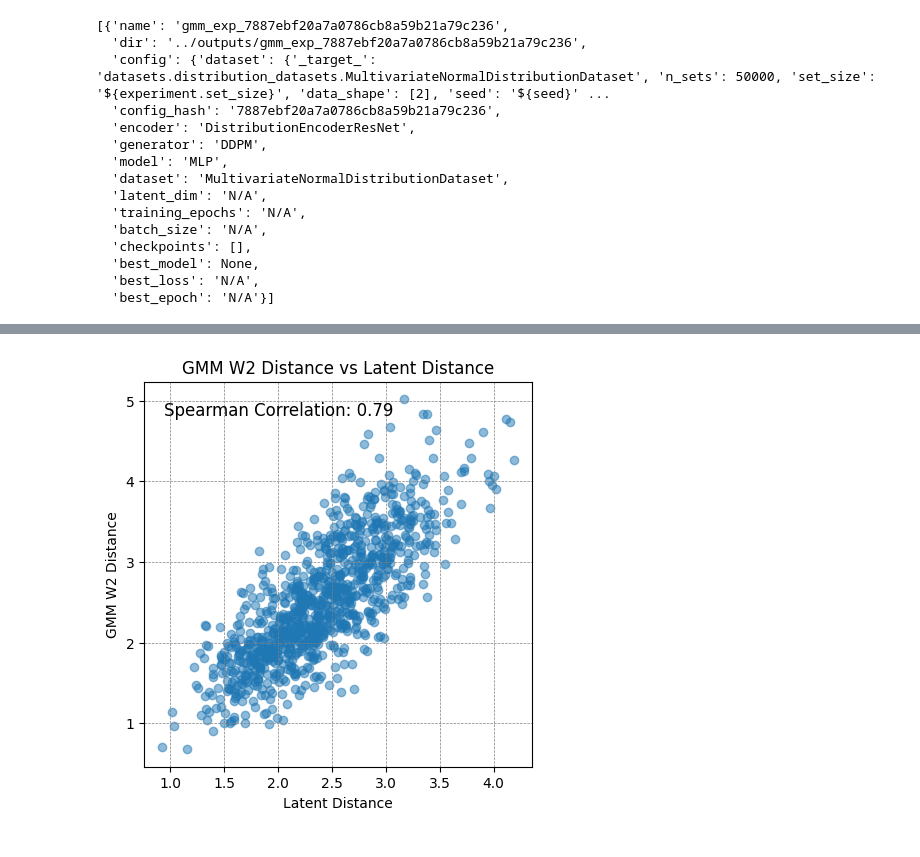
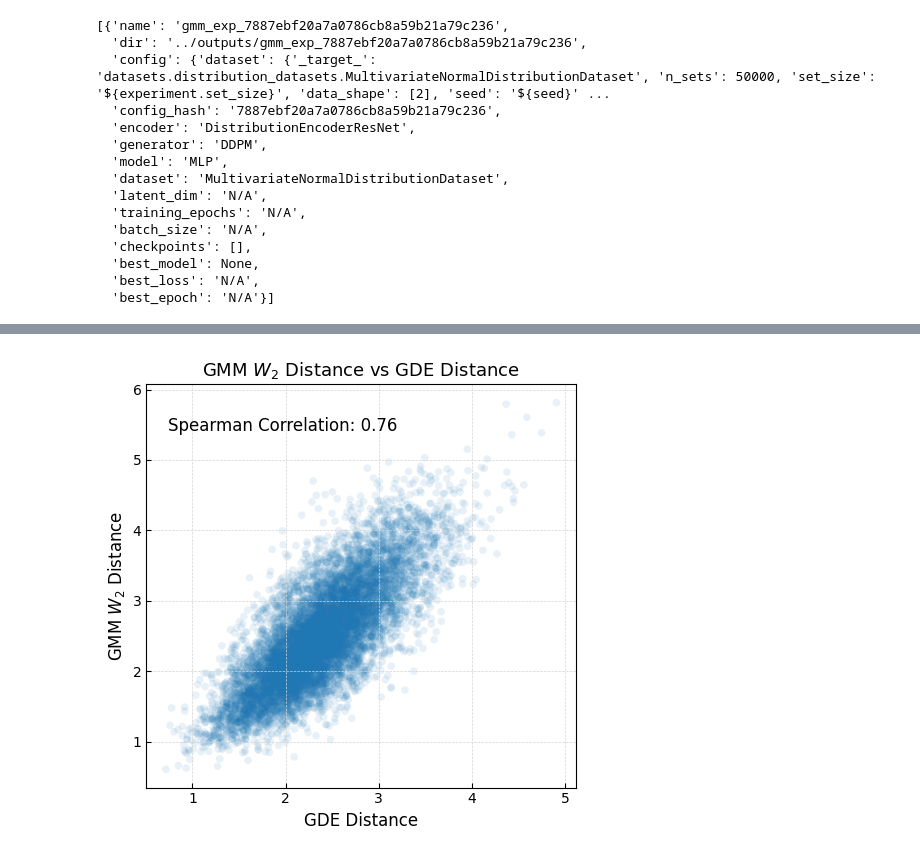
Before and after one commit to njwfish/DistributionEmbeddings, a Jupyter notebook: notebooks/gmm_dists.ipynb, the cells around one changed output, grey strips where cells are left out. Drawn from its saved outputs; the diff is of its cells as text; code cells hidden in the pictures.

```diff
--- a/notebooks/gmm_dists.ipynb
+++ b/notebooks/gmm_dists.ipynb
@@ -76,7 +76,8 @@ cfgs
   'best_epoch': 'N/A'}]
 # %%
 from torch.utils.data import DataLoader
-ds, mx = prepare_dataset_and_mixer(cfgs[0]['config'], set_size=1_000_000, n_sets=1000, n_mixed_sets=16)
+
+ds, mx = prepare_dataset_and_mixer(cfgs[0]['config'], set_size=1_000_000, n_sets=10000, n_mixed_sets=16)
 dl = DataLoader(ds, batch_size=16, shuffle=True, collate_fn=mx.collate_fn)
 # %%
 import numpy as np
@@ -97,9 +98,11 @@ for i, (batch_s, batch_t) in enumerate(zip(iter(dl), iter(dl))):
     samples_s = batch_s['samples'].to(device)
     means_s = batch_s['mean'].to(device)
     covs_s = batch_s['cov'].to(device)
+    weights_s = batch_s['weights'].to(device)
     samples_t = batch_t['samples'].to(device)
     means_t = batch_t['mean'].to(device)
     covs_t = batch_t['cov'].to(device)
+    weights_t = batch_t['weights'].to(device)
 
     with torch.no_grad():
         enc_s = enc(samples_s).detach().cpu().numpy()
@@ -109,8 +112,8 @@ for i, (batch_s, batch_t) in enumerate(zip(iter(dl), iter(dl))):
     latent_dists.append(np.linalg.norm(enc_s - enc_t, axis=1))
     # this is simply impossible to vectorize, vmap fails because they compute the sinkhorn with numpy primitives
     ot_dists += [
-        gmm_ot_loss(means_si, means_ti, covs_si, covs_ti).detach().cpu().numpy()
-        for means_si, means_ti, covs_si, covs_ti in zip(means_s, means_t, covs_s, covs_t)
+        gmm_ot_loss(means_si, means_ti, covs_si, covs_ti, weights_si, weights_ti).detach().cpu().numpy()
+        for means_si, means_ti, covs_si, covs_ti, weights_si, weights_ti in zip(means_s, means_t, covs_s, covs_t, weights_s, weights_t)
     ]
 
     # clear cuda cache
@@ -137,20 +140,44 @@ for i, (batch_s, batch_t) in enumerate(zip(iter(dl), iter(dl))):
 # %%
 latent_dists = np.concatenate(latent_dists)
 ot_dists = np.sqrt(np.array(ot_dists))
-# %%
-import matplotlib.pyplot as plt
-from scipy.stats import spearmanr
-
-# make this beautiful
-plt.figure(figsize=(5, 5))
-plt.scatter(latent_dists, ot_dists, alpha=0.5)
-plt.xlabel('Latent Distance')
-plt.ylabel('GMM W2 Distance')
-plt.title('GMM W2 Distance vs Latent Distance')
-# add grey backgroud grid
-plt.grid(color='grey', linestyle='--', linewidth=0.5)
-# add spearman correlation
-plt.text(0.05, 0.95, f'Spearman Correlation: {spearmanr(latent_dists, ot_dists)[0]:.2f}', transform=plt.gca().transAxes, fontsize=12, verticalalignment='top')
-plt.show()
-# %% [output]
-[figure, removed]
+# %%
+import matplotlib.pyplot as plt
+from scipy.stats import spearmanr
+
+# Set up figure and axis
+fig, ax = plt.subplots(figsize=(5, 5))
+
+# Plot scatter
+ax.scatter(latent_dists, ot_dists.flatten(), alpha=0.1, s=30, edgecolor='none')
+
+# Labels and title
+ax.set_xlabel('GDE Distance', fontsize=12)
+ax.set_ylabel('GMM $W_2$ Distance', fontsize=12)
+ax.set_title('GMM $W_2$ Distance vs GDE Distance', fontsize=13)
+
+# Grid: light gray, dashed, thin — to match other plots
+ax.grid(True, color='lightgray', linestyle='--', linewidth=0.5)
+
+# Ticks inside, no top/right ticks
+ax.tick_params(direction='in', top=False, right=False)
+
+# Tighten layout
+plt.tight_layout()
+
+# Annotate correlation
+rho, _ = spearmanr(latent_dists, ot_dists.flatten())
+ax.text(0.05, 0.92, f'Spearman Correlation: {rho:.2f}',
+        transform=ax.transAxes, fontsize=12, verticalalignment='top')
+
+# Save
+plt.savefig('../figs/gmm_dists.png', dpi=300)
+plt.show()
+
+# save actual data to numerical results
+np.savez(
+    '../numerical_results/gmm_dists.npz',
+    gde_dists=latent_dists,
+    ot_dists=ot_dists
+)
+# %% [output]
+[figure, added]
```
Also changed, not shown: parts of 1 cell of this notebook, 4 other files.
